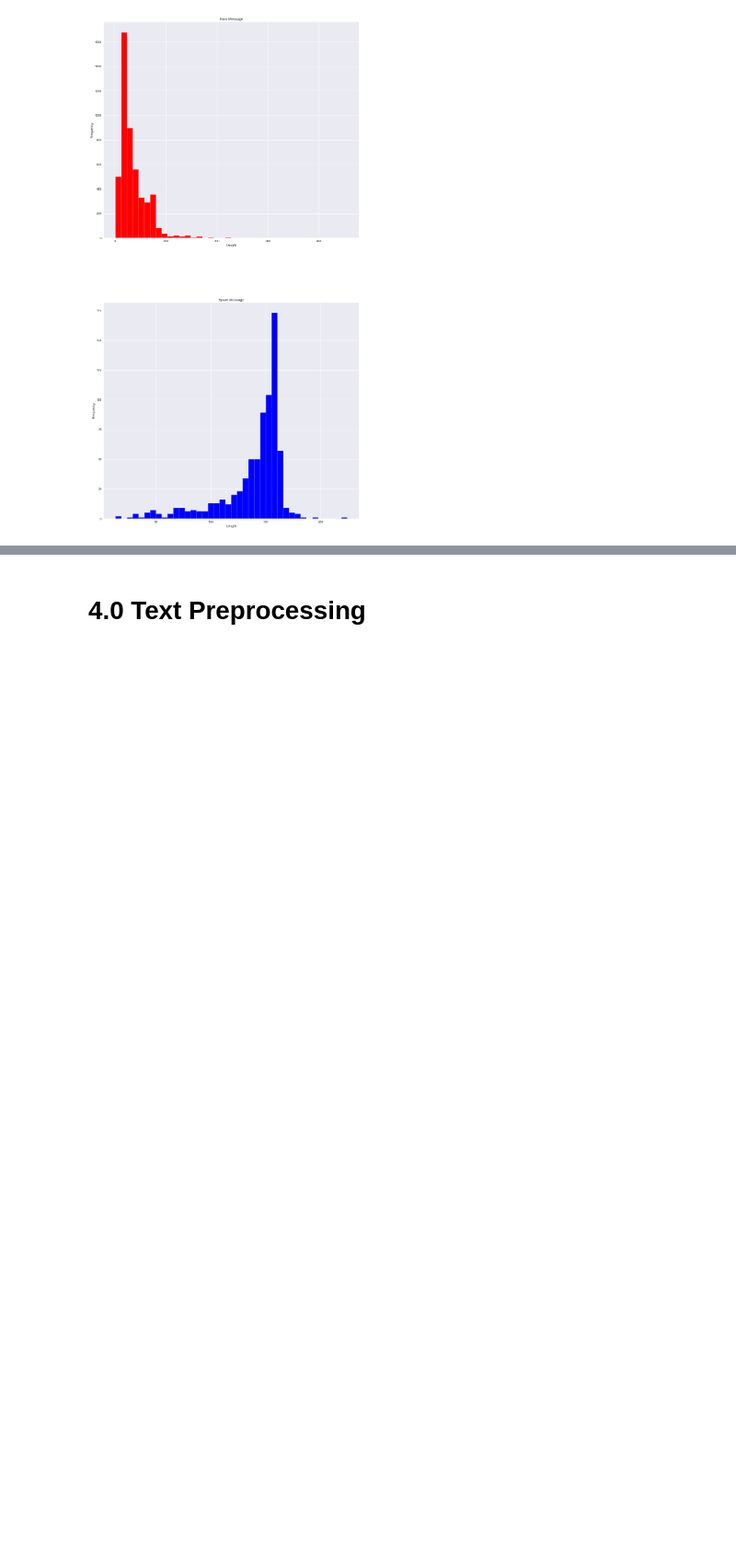
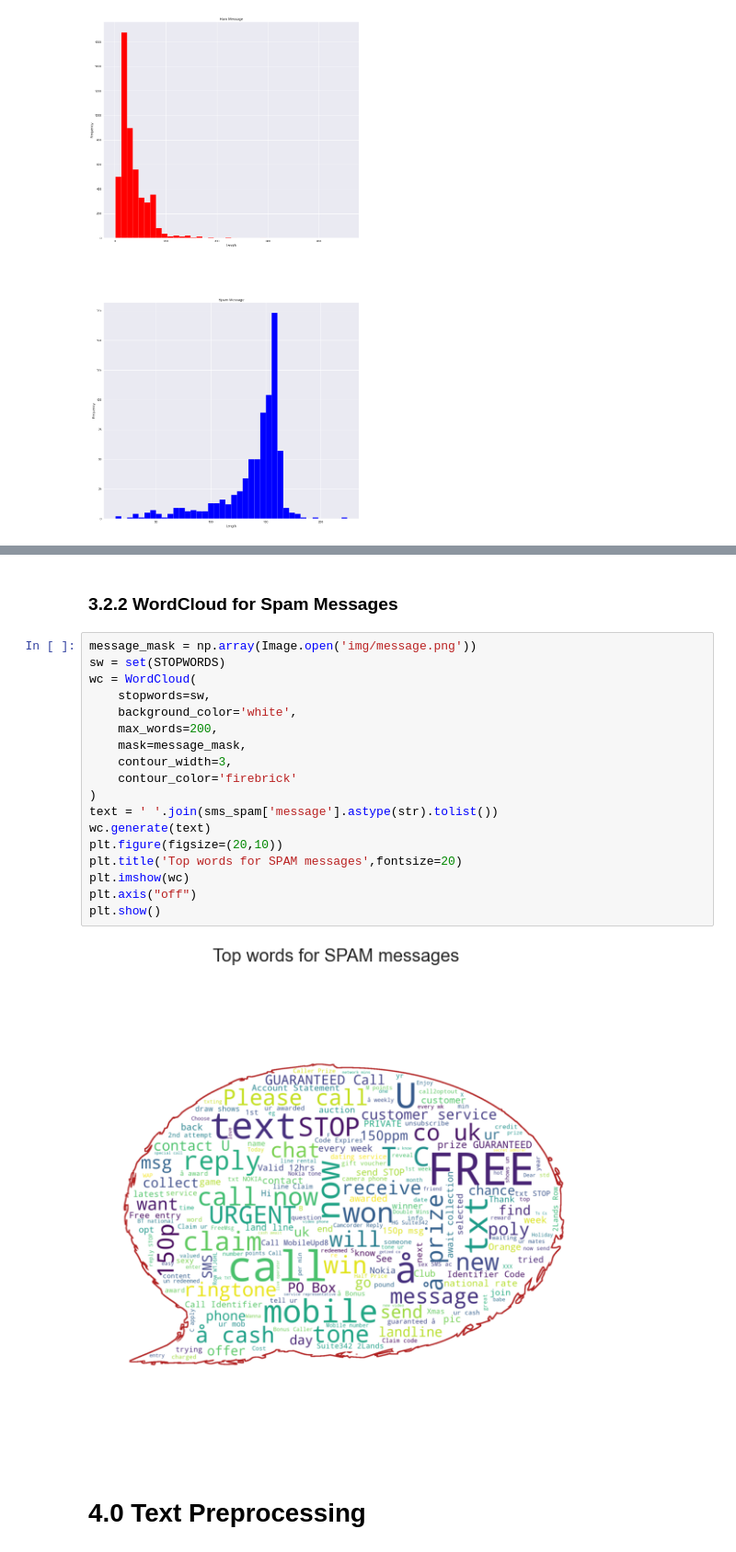
Before and after one commit to ivanyap0612/NLP-Spam-Message-Classification, a Jupyter notebook: spam_classification.ipynb, the cells around one changed output, grey strips where cells are left out. Shown at 92% size. Cells and saved outputs as stored; diff of their text form; blank space fills up the shorter version.

```diff
--- a/spam_classification.ipynb
+++ b/spam_classification.ipynb
@@ -118,3 +150,25 @@ ax[1].set(xlabel = 'Length',ylabel = 'Frequency',title = 'Spam Message')
+# %% [markdown]
+### 3.2.2 WordCloud for Spam Messages
+# %%
+message_mask = np.array(Image.open('img/message.png'))
+sw = set(STOPWORDS)
+wc = WordCloud(
+    stopwords=sw,
+    background_color='white',
+    max_words=200,
+    mask=message_mask,
+    contour_width=3,
+    contour_color='firebrick'
+)
+text = ' '.join(sms_spam['message'].astype(str).tolist())
+wc.generate(text)
+plt.figure(figsize=(20,10))
+plt.title('Top words for SPAM messages',fontsize=20)
+plt.imshow(wc)
+plt.axis("off")
+plt.show()
+# %% [output]
+[figure, added]
 # %% [markdown]
 # 4.0 Text Preprocessing
 # %% [markdown]
```
Also changed, not shown: parts of 10 cells of this notebook, 3 other files.
